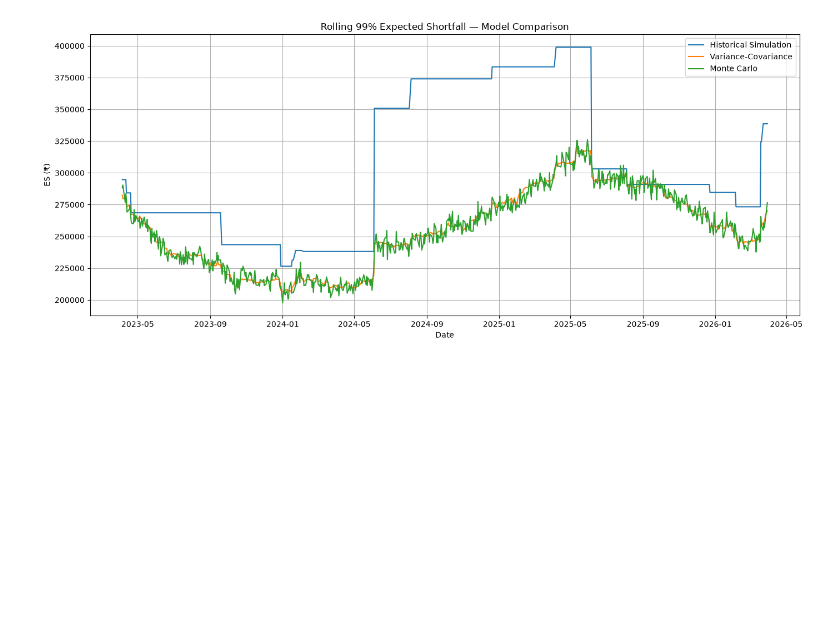
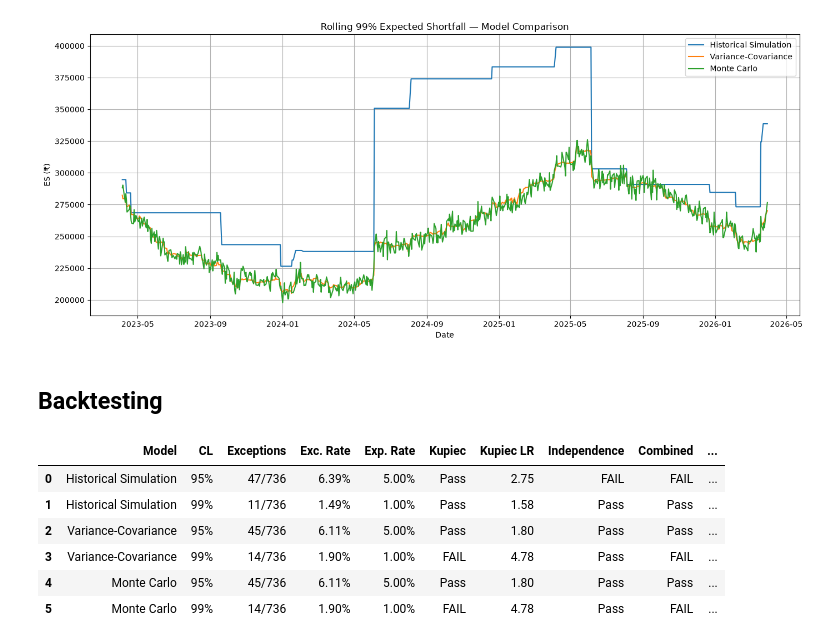
Before and after one commit to kushal16122005/market_risk_engine, a Jupyter notebook: main.ipynb, the cells around one changed output. Cells and saved outputs as stored; diff of their text form; code cells hidden in the pictures; blank space fills up the shorter version.

```diff
--- a/main.ipynb
+++ b/main.ipynb
@@ -922,3 +923,5 @@ plt.show()
 # %% [output]
 [figure]
 [figure]
+# %% [markdown]
+## Backtesting
@@ -924,0 +946,31 @@ plt.show()
+# %%
+pd.set_option("display.max_columns", None)
+pd.set_option("display.width", 140)
+
+def format_backtest_table(results):
+    rows = []
+    for r in results:
+        rows.append({
+            "Model": r["model"],
+            "CL": f"{r['confidence_level']:.0%}",
+            "Exceptions": f"{r['exception_stats']['n_exceptions']}/{r['exception_stats']['n_obs']}",
+            "Exc. Rate": f"{r['exception_stats']['exception_rate']:.2%}",
+            "Exp. Rate": f"{r['exception_stats']['expected_rate']:.2%}",
+            "Kupiec": "FAIL" if r["kupiec_pof"]["reject_null"] else "Pass",
+            "Kupiec LR": round(r["kupiec_pof"]["LR_stat"], 2),
+            "Independence": "FAIL" if r["christoffersen_independence"]["reject_null"] else "Pass",
+            "Combined": "FAIL" if r["christoffersen_combined"]["reject_null"] else "Pass",
+            "Traffic Light": r["traffic_light"]["zone"],
+        })
+    return pd.DataFrame(rows)
+
+backtest_table = format_backtest_table(backtest_results)
+backtest_table
+# %% [output]
+|  | Model | CL | Exceptions | Exc. Rate | Exp. Rate | Kupiec | Kupiec LR | Independence | Combined | ... |
+| 0 | Historical Simulation | 95% | 47/736 | 6.39% | 5.00% | Pass | 2.75 | FAIL | FAIL | ... |
+| 1 | Historical Simulation | 99% | 11/736 | 1.49% | 1.00% | Pass | 1.58 | Pass | Pass | ... |
+| 2 | Variance-Covariance | 95% | 45/736 | 6.11% | 5.00% | Pass | 1.80 | Pass | Pass | ... |
+| 3 | Variance-Covariance | 99% | 14/736 | 1.90% | 1.00% | FAIL | 4.78 | Pass | FAIL | ... |
+| 4 | Monte Carlo | 95% | 45/736 | 6.11% | 5.00% | Pass | 1.80 | Pass | Pass | ... |
+| 5 | Monte Carlo | 99% | 14/736 | 1.90% | 1.00% | FAIL | 4.78 | Pass | FAIL | ... |
```
Also changed, not shown: parts of 6 cells of this notebook, 1 other file.
